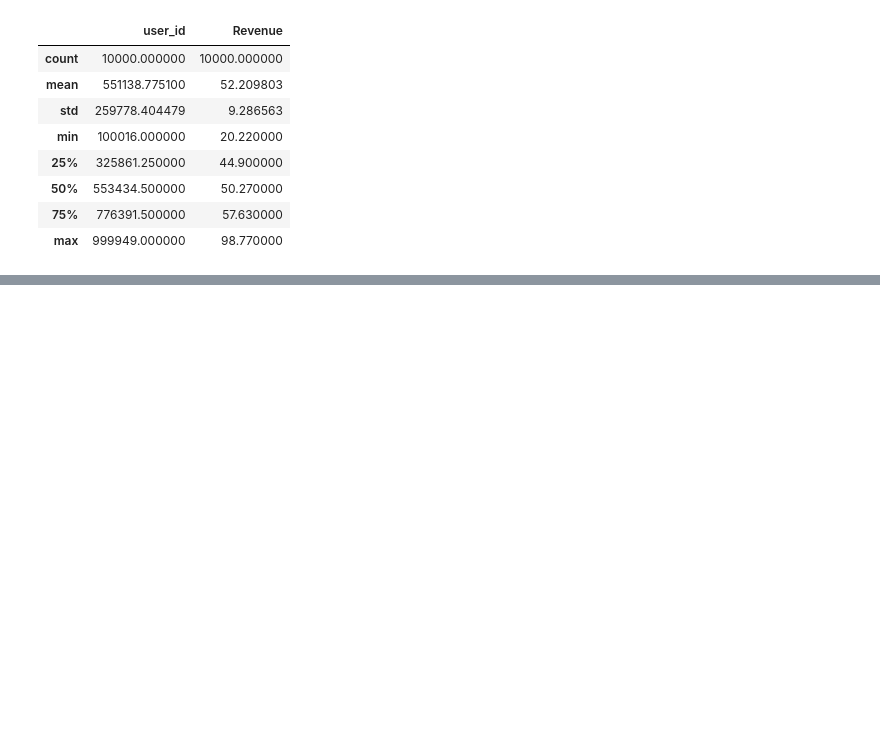
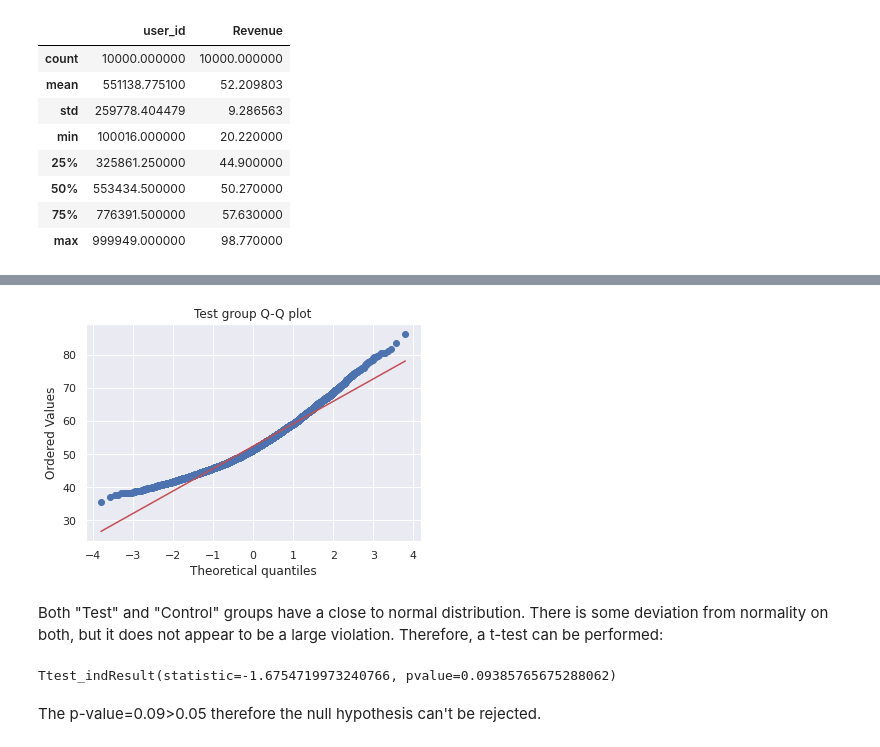
Before and after one commit to Jozefina-Gramatikova/A-B-Test, a Jupyter notebook: A_B_test.ipynb, the cells around one changed output, grey strips where cells are left out. Saved outputs shown, nothing was run; the diff lists cells and outputs as text; code cells hidden in the pictures; blank space fills up the shorter version.

```diff
--- a/A_B_test.ipynb
+++ b/A_B_test.ipynb
@@ -265,0 +294,14 @@ Since the two groups are of a different size - The "Test" group has 9547 datapoi
+# %%
+stats.probplot(df_t['Revenue'], dist="norm", plot= plt)
+plt.title("Test group Q-Q plot")
+plt.savefig("Test group")
+# %% [output]
+[figure, added]
+# %% [markdown]
+Both "Test" and "Control" groups have a close to normal distribution. There is some deviation from normality on both, but it does not appear to be a large violation. Therefore, a t-test can be performed:
+# %%
+stats.ttest_ind(df_c_o['Revenue'], df_t['Revenue'])
+# %% [output]
+Ttest_indResult(statistic=-1.6754719973240766, pvalue=0.09385765675288062)
+# %% [markdown]
+The p-value=0.09>0.05 therefore the null hypothesis can't be rejected.
```
Also changed, not shown: parts of 14 cells of this notebook.
